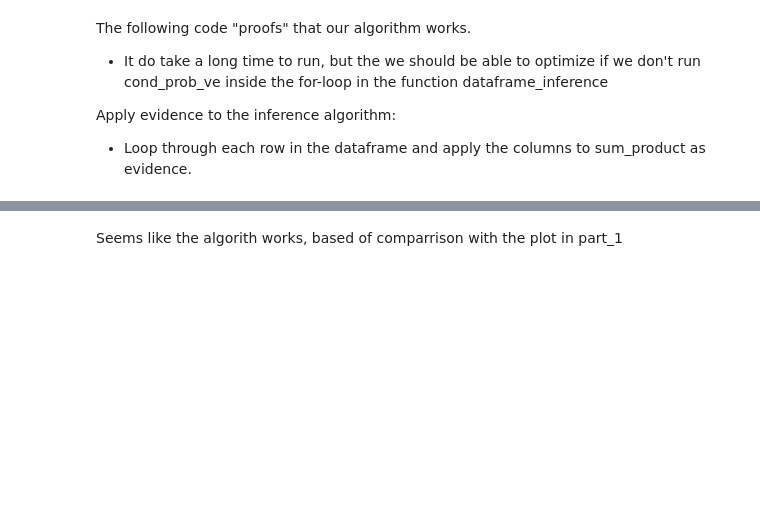
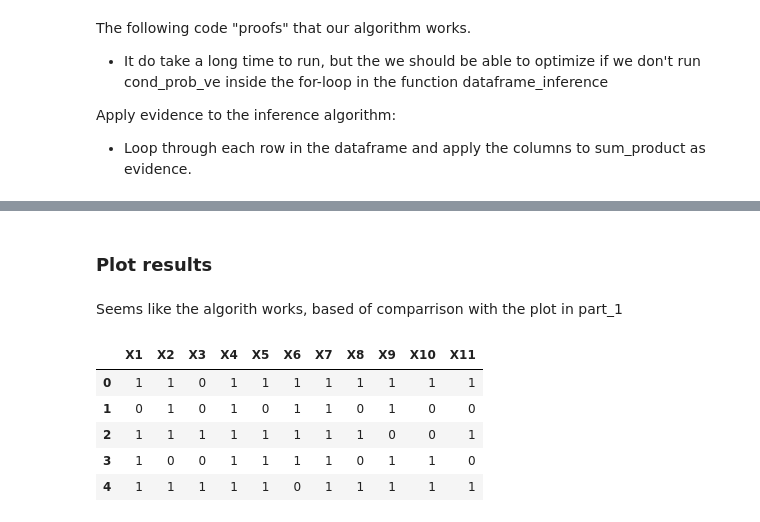
Before and after one commit to AblaZe42/MODCOM_PROJECT, a Jupyter notebook: part_ii.ipynb, the cells around one changed output, grey strips where cells are left out. Saved outputs shown, nothing was run; the diff lists cells and outputs as text; code cells hidden in the pictures; blank space fills up the shorter version.

```diff
--- a/part_ii.ipynb
+++ b/part_ii.ipynb
@@ -376,3 +418,18 @@ print(inference_date)
+# %% [markdown]
+### Plot results
 # %% [markdown]
 Seems like the algorith works, based of comparrison with the plot in part_1
+# %%
+inference_date = pd.read_csv("dataset/50K_inference_sim.csv")
+
+#inference_date = inference_date.rename(columns=dict(zip(inference_date.columns, column_names)))
+#inference_date = inference_date.drop(columns=['X10_prob', 'X11_prob'], axis=0)
+inference_date.head()
+# %% [output]
+|  | X1 | X2 | X3 | X4 | X5 | X6 | X7 | X8 | X9 | X10 | X11 |
+| 0 | 1 | 1 | 0 | 1 | 1 | 1 | 1 | 1 | 1 | 1 | 1 |
+| 1 | 0 | 1 | 0 | 1 | 0 | 1 | 1 | 0 | 1 | 0 | 0 |
+| 2 | 1 | 1 | 1 | 1 | 1 | 1 | 1 | 1 | 0 | 0 | 1 |
+| 3 | 1 | 0 | 0 | 1 | 1 | 1 | 1 | 0 | 1 | 1 | 0 |
+| 4 | 1 | 1 | 1 | 1 | 1 | 0 | 1 | 1 | 1 | 1 | 1 |
 # %%
```
Also changed, not shown: parts of 17 cells of this notebook, 2 other files.
